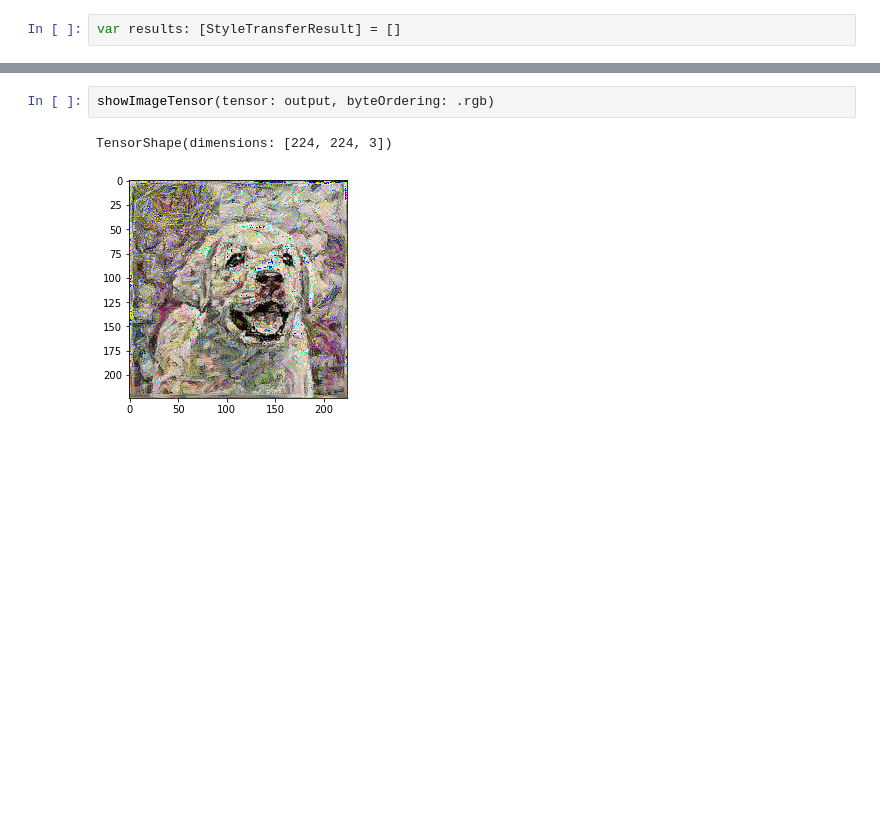
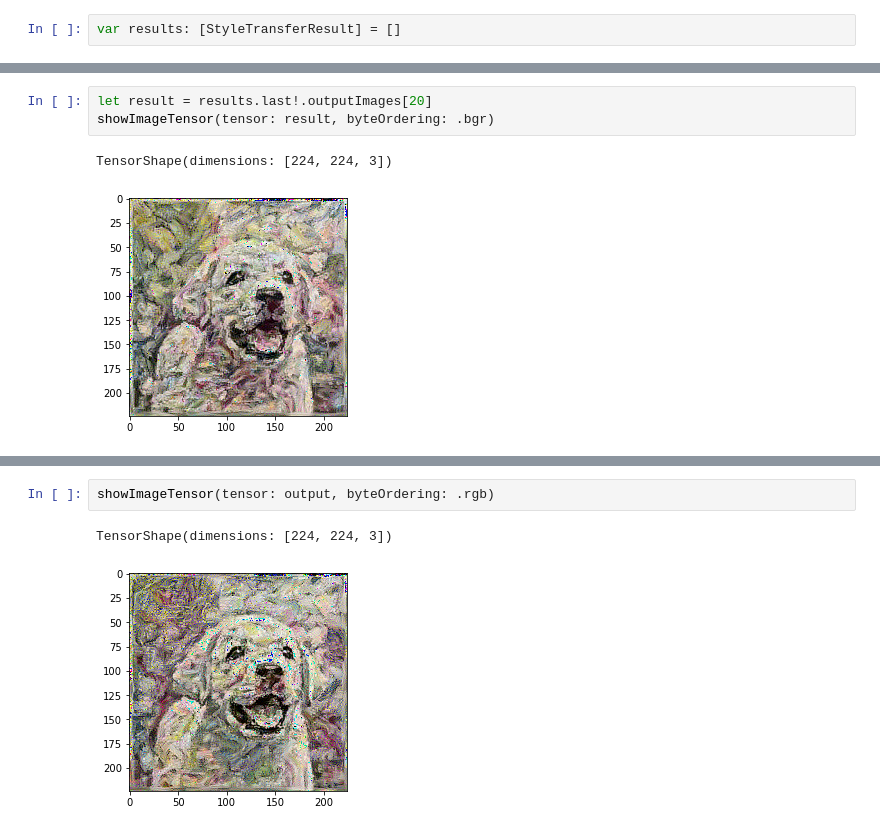
Before and after one commit to regrettable-username/style-transfer, a Jupyter notebook: StyleTransfer.ipynb, the cells around one changed output, grey strips where cells are left out. Drawn from its saved outputs; the diff is of its cells as text; blank space fills up the shorter version.

```diff
--- a/StyleTransfer.ipynb
+++ b/StyleTransfer.ipynb
@@ -710,0 +704,6 @@ for result in results {
+# %%
+let result = results.last!.outputImages[20]
+showImageTensor(tensor: result, byteOrdering: .bgr)
+# %% [output]
+TensorShape(dimensions: [224, 224, 3])
+[figure, added]
```
Also changed, not shown: parts of 11 cells of this notebook.
